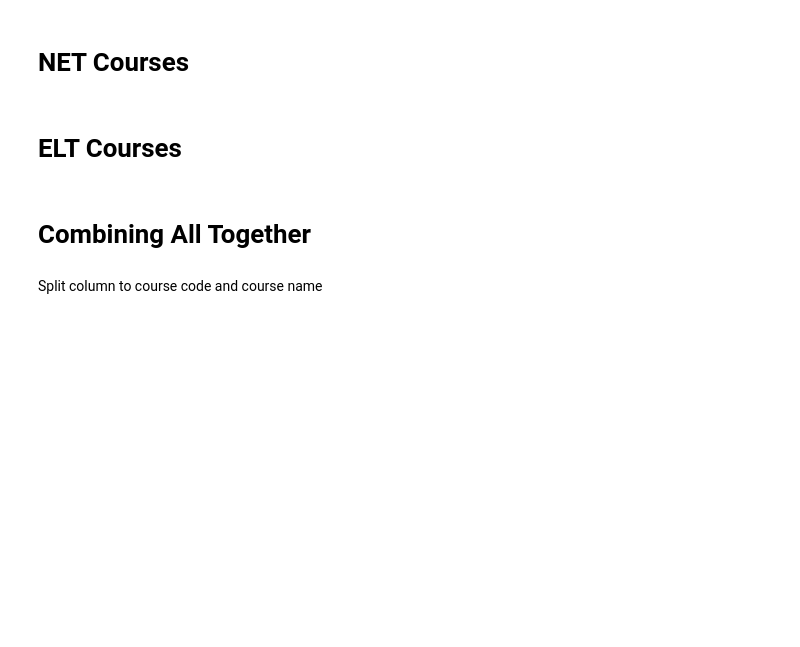
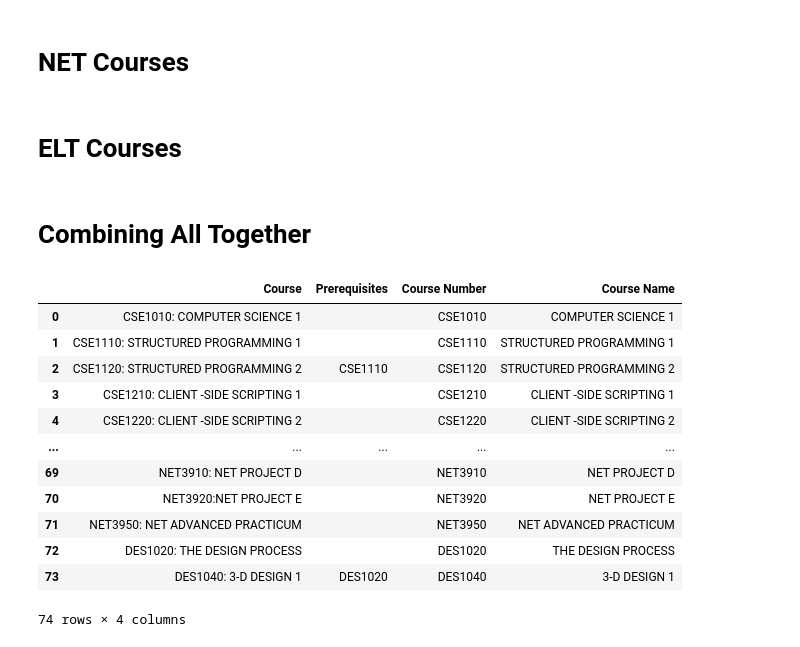
Before and after one commit to Minecracked-YT/bevfacey.github.io, a Jupyter notebook: ProgramsOfStudy/parse-pdf.ipynb, the cells around one changed output. Saved outputs shown, nothing was run; the diff lists cells and outputs as text; code cells hidden in the pictures; blank space fills up the shorter version.

```diff
--- a/ProgramsOfStudy/parse-pdf.ipynb
+++ b/ProgramsOfStudy/parse-pdf.ipynb
@@ -234,21 +234,39 @@ os.remove(course_type)
 # %% [markdown]
 # Combining All Together
 # %%
+import pandas as pd
+
 c = pd.read_csv('CSE.csv').fillna('')
 n = pd.read_csv('NET.csv').fillna('')
 
 e = pd.read_csv('ELT.csv').fillna('')
 # removed unused ELT courses
 recommended = ['1010','1130','1140','2010','2140','2160','2240','2170','3170','3150','3180','3190','3200']
 elt = ['ELT' + x for x in recommended]
 e = e[e['Course'].str[:7].isin(elt)]
 
 design_courses = {'DES1020: THE DESIGN PROCESS':'','DES1040: 3-D DESIGN 1':'DES1020'}
 d = pd.DataFrame.from_dict(design_courses, orient='index', columns=['Prerequisites']).reset_index()
 d.columns = ['Course', 'Prerequisites']
 
 df = pd.concat([c,e,n,d])
+df.reset_index(drop=True, inplace=True)
+
+# split column to course code and course name
+df['Course Number'] = df['Course'].str.split(':').str[0].str.strip()
+df['Course Name'] = df['Course'].str.split(':').str[1].str.strip()
 df
-df
+# %% [output]
+|  | Course | Prerequisites | Course Number | Course Name |
+| 0 | CSE1010: COMPUTER SCIENCE 1 |  | CSE1010 | COMPUTER SCIENCE 1 |
+| 1 | CSE1110: STRUCTURED PROGRAMMING 1 |  | CSE1110 | STRUCTURED PROGRAMMING 1 |
+| 2 | CSE1120: STRUCTURED PROGRAMMING 2 | CSE1110 | CSE1120 | STRUCTURED PROGRAMMING 2 |
+| 3 | CSE1210: CLIENT -SIDE SCRIPTING 1 |  | CSE1210 | CLIENT -SIDE SCRIPTING 1 |
+| 4 | CSE1220: CLIENT -SIDE SCRIPTING 2 |  | CSE1220 | CLIENT -SIDE SCRIPTING 2 |
+| ... | ... | ... | ... | ... |
+| 69 | NET3910: NET PROJECT D |  | NET3910 | NET PROJECT D |
+| 70 | NET3920:NET PROJECT E |  | NET3920 | NET PROJECT E |
+| 71 | NET3950: NET ADVANCED PRACTICUM |  | NET3950 | NET ADVANCED PRACTICUM |
+| 72 | DES1020: THE DESIGN PROCESS |  | DES1020 | THE DESIGN PROCESS |
+| 73 | DES1040: 3-D DESIGN 1 | DES1020 | DES1040 | 3-D DESIGN 1 |
+74 rows × 4 columns
-# %% [markdown]
-Split column to course code and course name
```
Also changed, not shown: parts of 3 cells of this notebook.
